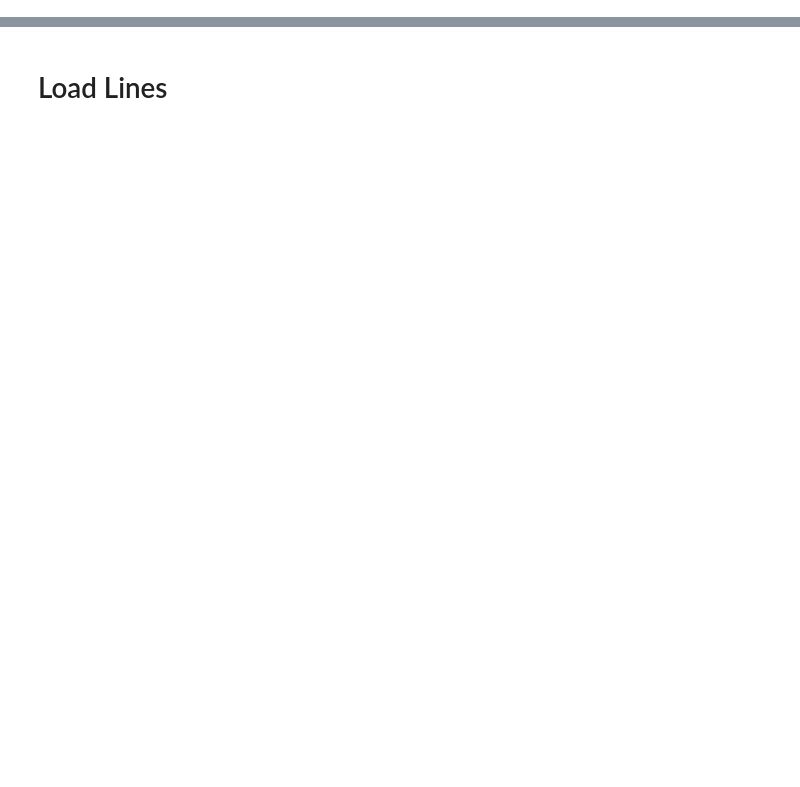
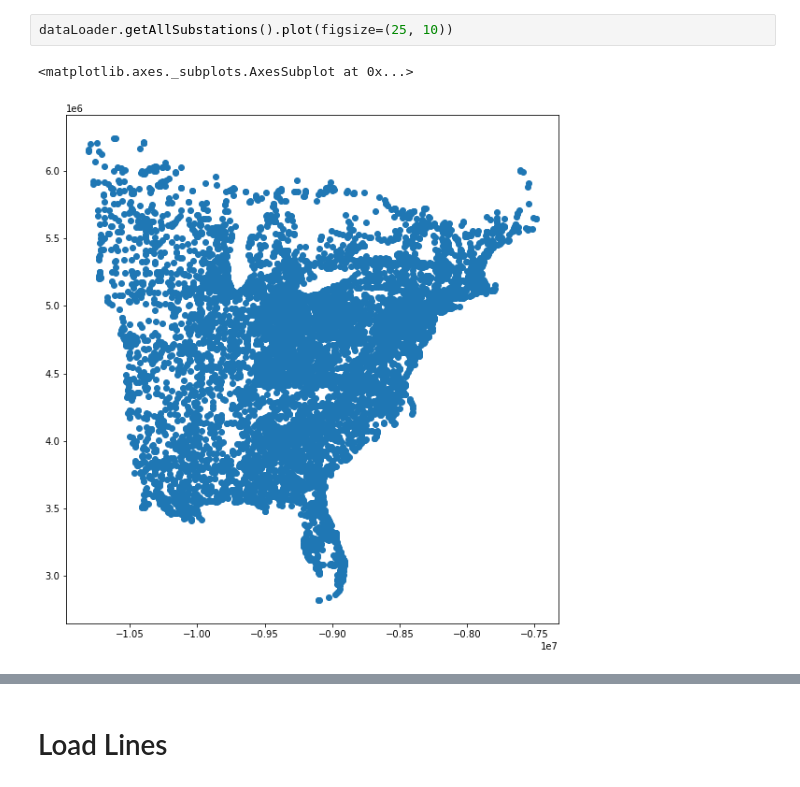
Before and after one commit to hueyhuilonghan/power_trading, a Jupyter notebook: pjm_system_map/pjm_system_map_handling.ipynb, the cells around one changed output, grey strips where cells are left out. Cells and saved outputs as stored; diff of their text form; blank space fills up the shorter version.

```diff
--- a/pjm_system_map/pjm_system_map_handling.ipynb
+++ b/pjm_system_map/pjm_system_map_handling.ipynb
@@ -24,0 +50,5 @@ from geovoronoi.plotting import subplot_for_map, plot_voronoi_polys_with_points_
+# %%
+dataLoader.getAllSubstations().plot(figsize=(25, 10))
+# %% [output]
+<matplotlib.axes._subplots.AxesSubplot at 0x...>
+[figure, added]
```
Also changed, not shown: parts of 67 cells of this notebook.
